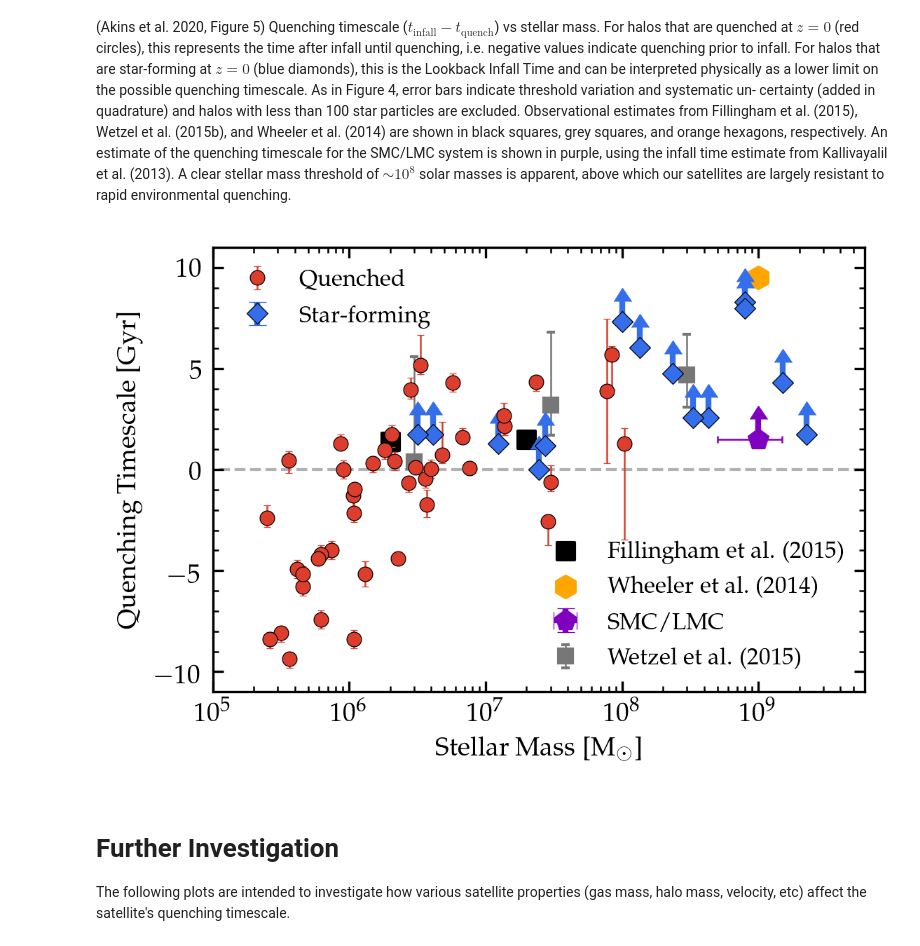
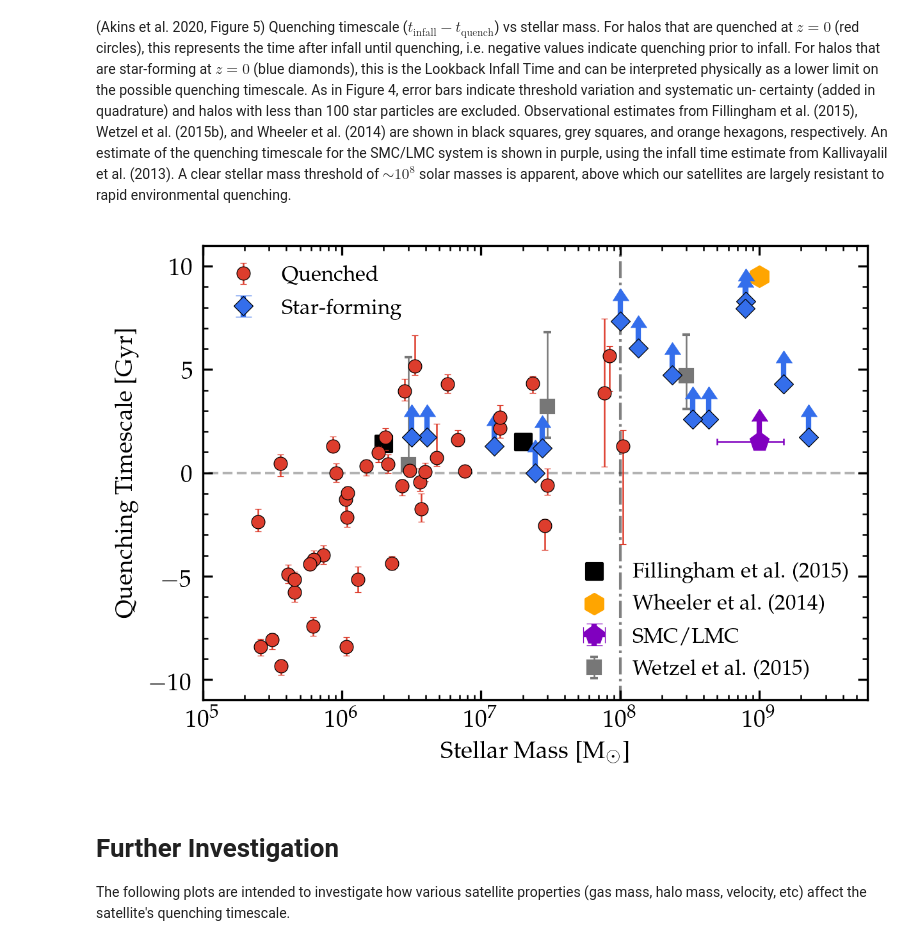
Before and after one commit to hollisakins/Justice_League_Code, a Jupyter notebook: Analysis/QuenchingTimescales/SFR_Quenching_Times.ipynb, the cells around one changed output. Drawn from its saved outputs; the diff is of its cells as text; code cells hidden in the pictures.

```diff
--- a/Analysis/QuenchingTimescales/SFR_Quenching_Times.ipynb
+++ b/Analysis/QuenchingTimescales/SFR_Quenching_Times.ipynb
@@ -487,7 +499,7 @@ tau_lower_err = np.sqrt(tquench_lower_error**2 + tinfall_lower_error**2 + 2*syst
 q = np.array(data.quenched,dtype=bool)
 
 
-fig, ax = plt.subplots(1,1,figsize=(4,2.8),dpi=300)
+fig, ax = plt.subplots(1,1,figsize=(4,2.8),dpi=300, constrained_layout=True)
 
 # plot tau vs Mstar for *quenched satellites* as red circles, with errorbars
 p1 = ax.errorbar(data.M_star[q],tau[q], # pick out only those where q is True
@@ -575,35 +587,37 @@ e4 = ax.errorbar(x, y, yerr = np.array([y_lower, y_upper]),
                 fmt='s',
                 color='#777777',
                 ms=5,
                 zorder=0)
 
 
 # for all the ax.errorbar commands above, we stored the output as some object (p1, e3, ...)
 # now we can use those objects to manually create a legend in two parts: one for our data and one for observational data
 # legend of observational data:
 leg1 = ax.legend([e1,e2,e3,e4],['Fillingham et al. (2015)','Wheeler et al. (2014)','SMC/LMC', 'Wetzel et al. (2015)'], loc='lower right', frameon=False, prop={'size':8})
 # legend of our data
 leg2 = ax.legend([p1,p3],['Quenched', 'Star-forming'], loc='upper left', frameon=False, prop={'size':8})
 ax.add_artist(leg1)
 
+ax.plot([1e8,1e8],[-20,20], linestyle='-.', color='0.5', linewidth=1, zorder=-3)
+
 ax.set_xlim(1e5,6e9)
 ax.set_ylim(-11, 11)
 ax.semilogx()
 ax.set_xlabel('Stellar Mass [$\mathrm{M}_{\odot}$]')
 ax.set_ylabel('Quenching Timescale [Gyr]')
 
 ax.tick_params(direction='in',which='both')
 ax.yaxis.set_ticks_position('both')
 ax.xaxis.set_ticks_position('both')
 ax.yaxis.set_minor_locator(mpl.ticker.MultipleLocator(1))
 ax.set_yticks([-10, -5,0,5, 10])
 
 
-plt.savefig(r'tau_mass.png', dpi=300)
+plt.savefig(r'tau_mass.pdf', dpi=300)
 
 plt.show()
 # %% [output]
-[figure, old version]
+[figure, new version]
 # %% [markdown]
 # Further Investigation
 
```
Also changed, not shown: parts of 10 cells of this notebook, 18 other files.
